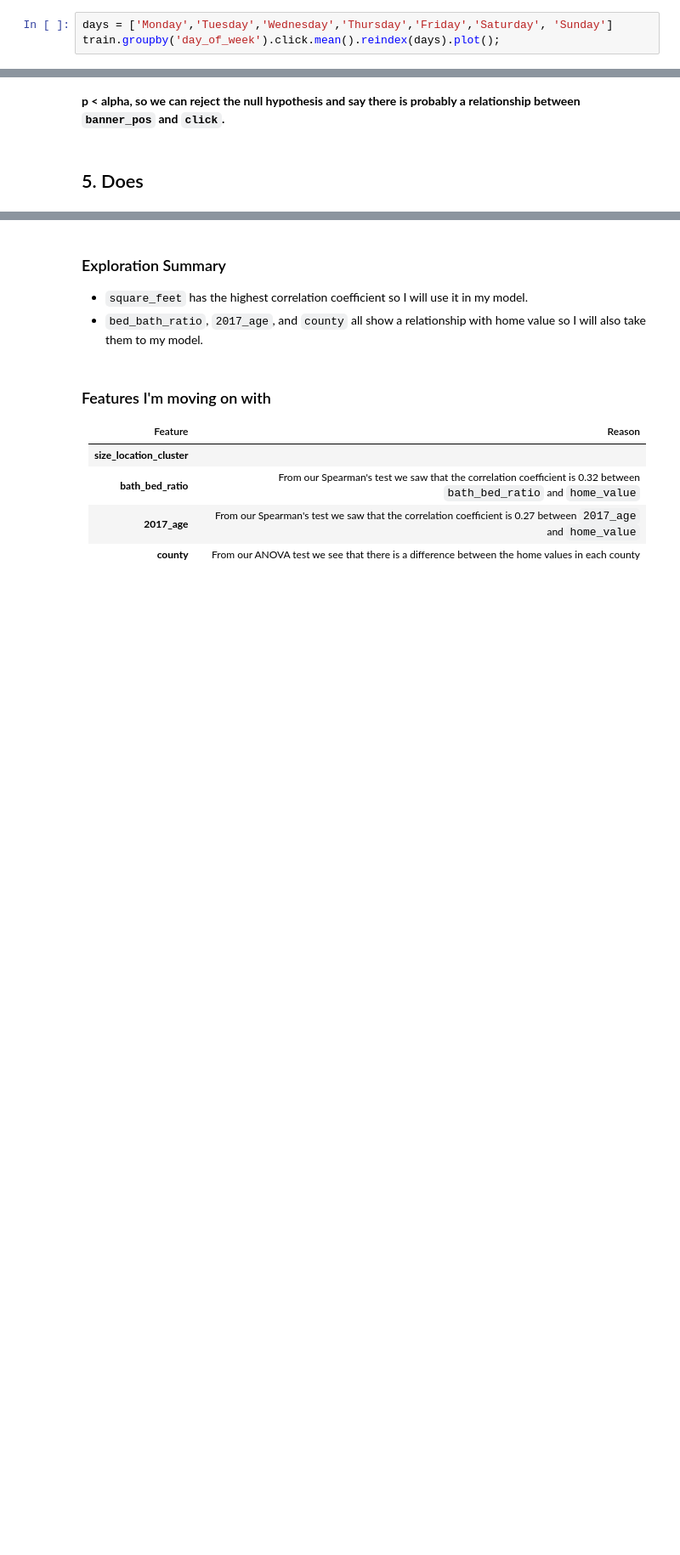
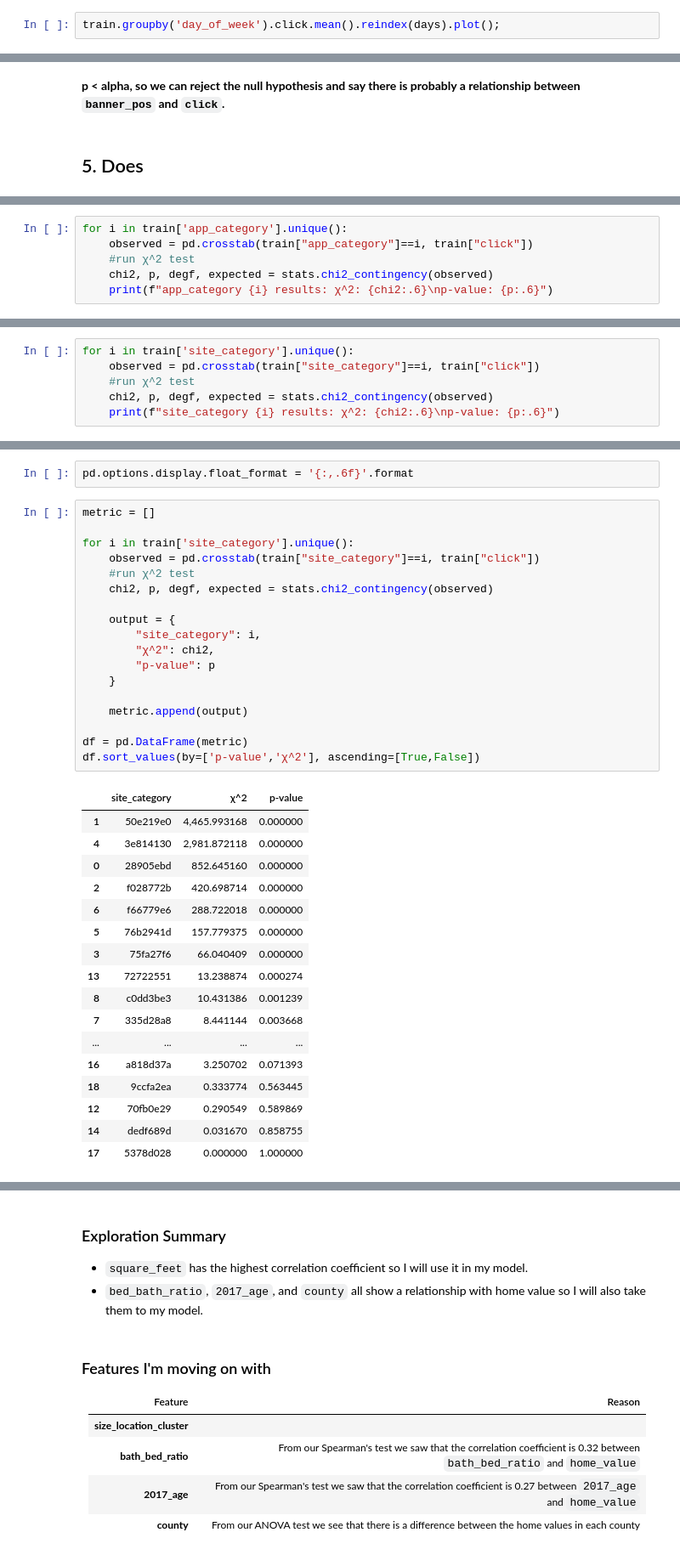
Before and after one commit to markydoug/click_throughs, a Jupyter notebook: project_template.ipynb, the cells around one changed output, grey strips where cells are left out. Shown at 85% size. Drawn from its saved outputs; the diff is of its cells as text; blank space fills up the shorter version.

```diff
--- a/project_template.ipynb
+++ b/project_template.ipynb
@@ -168,7 +167,6 @@ sns.countplot(data=train, x='day_of_week', hue='click', order=days);
 # %% [output]
 [figure]
 # %%
-days = ['Monday','Tuesday','Wednesday','Thursday','Friday','Saturday', 'Sunday']
 train.groupby('day_of_week').click.mean().reindex(days).plot();
 # %% [output]
 [figure]
@@ -254,0 +271,6 @@ p-value: 0.667745
+# %%
+for i in train['app_category'].unique():
+    observed = pd.crosstab(train["app_category"]==i, train["click"])
+    #run χ^2 test
+    chi2, p, degf, expected = stats.chi2_contingency(observed)
+    print(f"app_category {i} results: χ^2: {chi2:.6}\np-value: {p:.6}")
@@ -254,0 +295,6 @@ p-value: 0.667745
+# %%
+for i in train['site_category'].unique():
+    observed = pd.crosstab(train["site_category"]==i, train["click"])
+    #run χ^2 test
+    chi2, p, degf, expected = stats.chi2_contingency(observed)
+    print(f"site_category {i} results: χ^2: {chi2:.6}\np-value: {p:.6}")
@@ -254,0 +319,38 @@ p-value: 0.667745
+# %%
+pd.options.display.float_format = '{:,.6f}'.format
+# %%
+metric = []
+
+for i in train['site_category'].unique():
+    observed = pd.crosstab(train["site_category"]==i, train["click"])
+    #run χ^2 test
+    chi2, p, degf, expected = stats.chi2_contingency(observed)
+
+    output = {
+        "site_category": i,
+        "χ^2": chi2,
+        "p-value": p
+    }
+
+    metric.append(output)
+
+df = pd.DataFrame(metric)
+df.sort_values(by=['p-value','χ^2'], ascending=[True,False])
+# %% [output]
+|  | site_category | χ^2 | p-value |
+| 1 | 50e219e0 | 4,465.993168 | 0.000000 |
+| 4 | 3e814130 | 2,981.872118 | 0.000000 |
+| 0 | 28905ebd | 852.645160 | 0.000000 |
+| 2 | f028772b | 420.698714 | 0.000000 |
+| 6 | f66779e6 | 288.722018 | 0.000000 |
+| 5 | 76b2941d | 157.779375 | 0.000000 |
+| 3 | 75fa27f6 | 66.040409 | 0.000000 |
+| 13 | 72722551 | 13.238874 | 0.000274 |
+| 8 | c0dd3be3 | 10.431386 | 0.001239 |
+| 7 | 335d28a8 | 8.441144 | 0.003668 |
+| ... | ... | ... | ... |
+| 16 | a818d37a | 3.250702 | 0.071393 |
+| 18 | 9ccfa2ea | 0.333774 | 0.563445 |
+| 12 | 70fb0e29 | 0.290549 | 0.589869 |
+| 14 | dedf689d | 0.031670 | 0.858755 |
+| 17 | 5378d028 | 0.000000 | 1.000000 |
```
Also changed, not shown: parts of 17 cells of this notebook.
